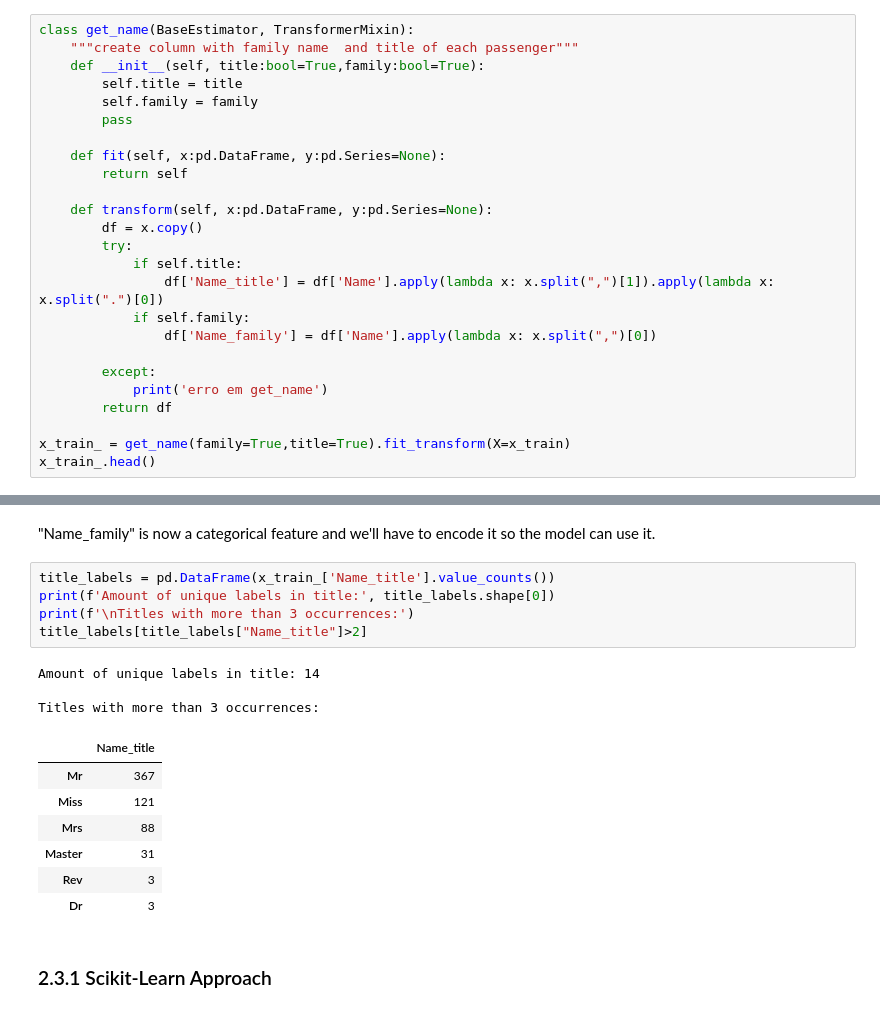
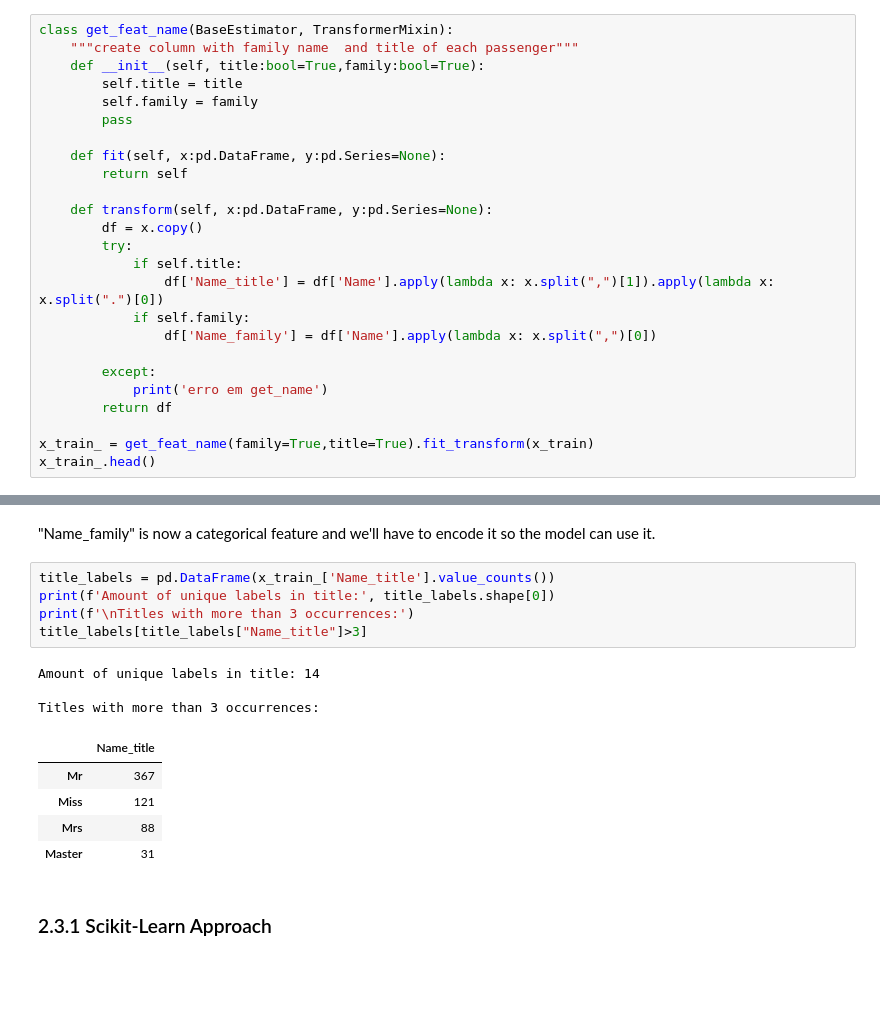
Before and after one commit to marcos-mansur/Kaggle_Titanic, a Jupyter notebook: Tico_notebook_pt2.ipynb, the cells around one changed output, grey strips where cells are left out. Cells and saved outputs as stored; diff of their text form; blank space fills up the shorter version.

Commit message:
Finish all transformers

```diff
--- a/Tico_notebook_pt2.ipynb
+++ b/Tico_notebook_pt2.ipynb
@@ -219,7 +273,7 @@ There was a slight improvement in OOF acc but std also increased.
 # %% [markdown]
 Extract Title and Family name from feature "Name"
 # %%
-class get_name(BaseEstimator, TransformerMixin):
+class get_feat_name(BaseEstimator, TransformerMixin):
     """create column with family name  and title of each passenger"""
     def __init__(self, title:bool=True,family:bool=True):
         self.title = title
@@ -241,7 +295,7 @@ class get_name(BaseEstimator, TransformerMixin):
             print('erro em get_name')
         return df
 
-x_train_ = get_name(family=True,title=True).fit_transform(X=x_train)
+x_train_ = get_feat_name(family=True,title=True).fit_transform(x_train)
 x_train_.head()
 # %% [output]
 |  | Pclass | Name | Sex | Age | SibSp | Parch | Ticket | Fare | Cabin | Embarked | ... |
@@ -274,19 +328,17 @@ Amount of unique labels in family name: 502
 # %%
 title_labels = pd.DataFrame(x_train_['Name_title'].value_counts())
 print(f'Amount of unique labels in title:', title_labels.shape[0])
 print(f'\nTitles with more than 3 occurrences:')
-title_labels[title_labels["Name_title"]>2]
+title_labels[title_labels["Name_title"]>3]
 # %% [output]
 Amount of unique labels in title: 14
 
 Titles with more than 3 occurrences:
 |  | Name_title |
 | Mr | 367 |
 | Miss | 121 |
 | Mrs | 88 |
 | Master | 31 |
-| Rev | 3 |
-| Dr | 3 |
 # %% [markdown]
 ### 2.3.1 Scikit-Learn Approach
 # %% [markdown]
```
Also changed, not shown: parts of 53 cells of this notebook.
